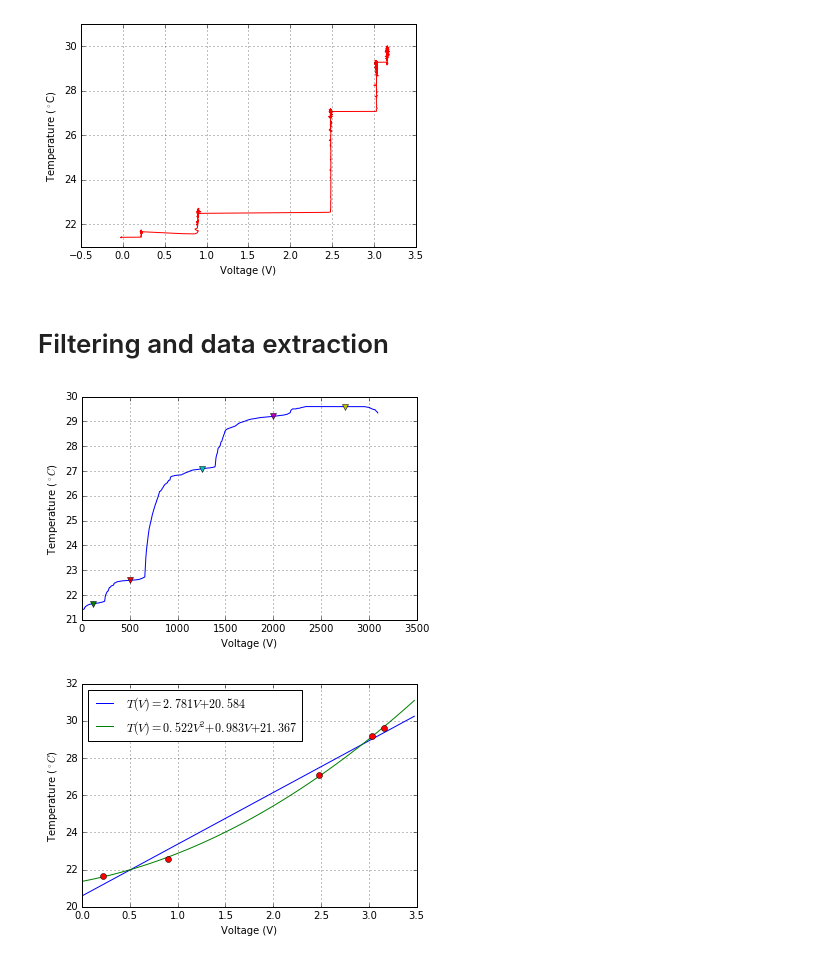
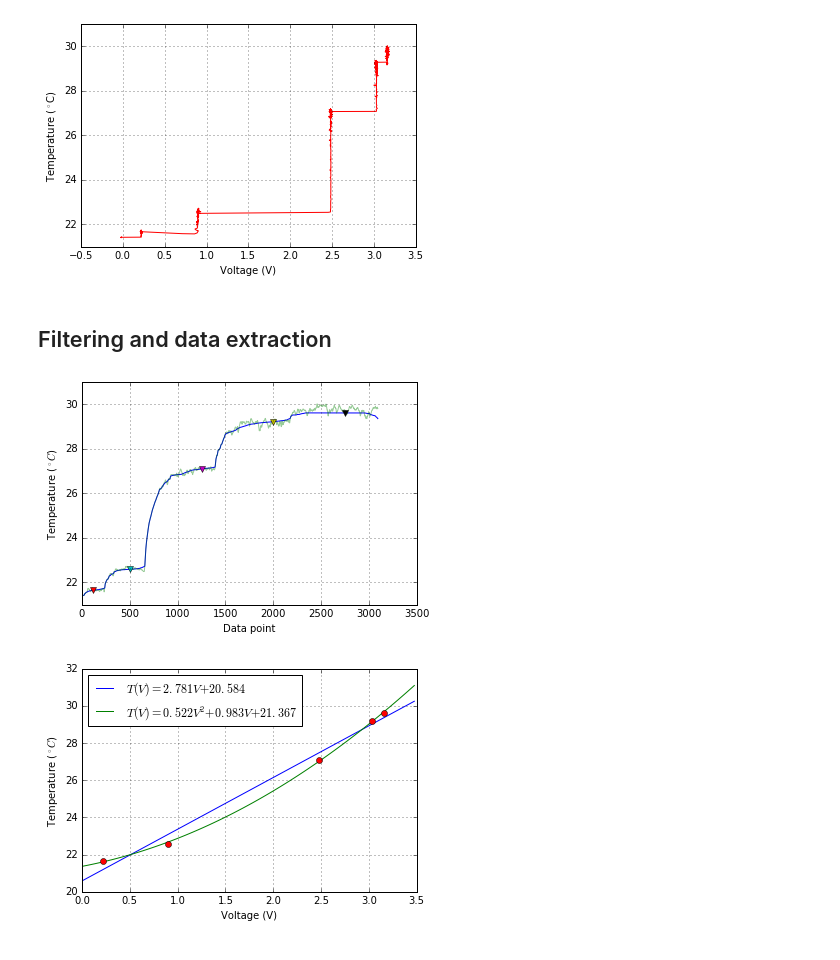
Before and after one commit to jsbarbosa/supreme-pi, a Jupyter notebook: electronica_201620/parte1/Calibration.ipynb, the cells around one changed output. Drawn from its saved outputs; the diff is of its cells as text; code cells hidden in the pictures.

```diff
--- a/electronica_201620/parte1/Calibration.ipynb
+++ b/electronica_201620/parte1/Calibration.ipynb
@@ -6,8 +35,14 @@ from scipy.signal import medfilt
 # %%
-results = np.genfromtxt("results.csv", delimiter = ",")
+temperature_voltage = np.genfromtxt("voltage_calibration.csv", delimiter = ";")
+temperature_temperature = np.genfromtxt("temperature_calibration.csv", delimiter = ";")
 
-temperature = results[1:,1]
-voltage = results[1:,2]
+until = 100
+our_temperature = temperature_temperature[1:until,1]
+reference_temperature = temperature_temperature[1:until,2]
 
-temperature_warming = temperature[1000:]
-voltage_warming = voltage[1000:]
+temperature = temperature_voltage[1:,1]
+voltage = temperature_voltage[1:,2]
+
+from_ = 1000
+temperature_warming = temperature[from_:]
+voltage_warming = voltage[from_:]
@@ -23,26 +73,27 @@ plt.show()
 # %% [output]
 [figure]
 # %% [markdown]
-# Filtering and data extraction
+## Filtering and data extraction
 # %%
 temperature_warming_filtered = medfilt(temperature_warming, kernel_size=1501)
 
 plt.plot(temperature_warming_filtered)
+plt.plot(temperature_warming, alpha = 0.4)
 
 steps = [120, 500, 1250, 2000, 2750]
 t = np.zeros(len(steps))
 v = np.zeros_like(t)
 
 i = 0
 for value in steps:
     plt.plot(value, temperature_warming_filtered[value], "v")
     v[i] = voltage_warming[value]
     t[i] = temperature_warming_filtered[value]
     i += 1
 
 plt.grid(True)
 plt.ylabel("Temperature ($^\circ C$)")
-plt.xlabel("Voltage (V)")
+plt.xlabel("Data point")
 plt.show()
 # %% [output]
-[figure, old version]
+[figure, new version]
```
Also changed, not shown: parts of 4 cells of this notebook, 2 other files.
